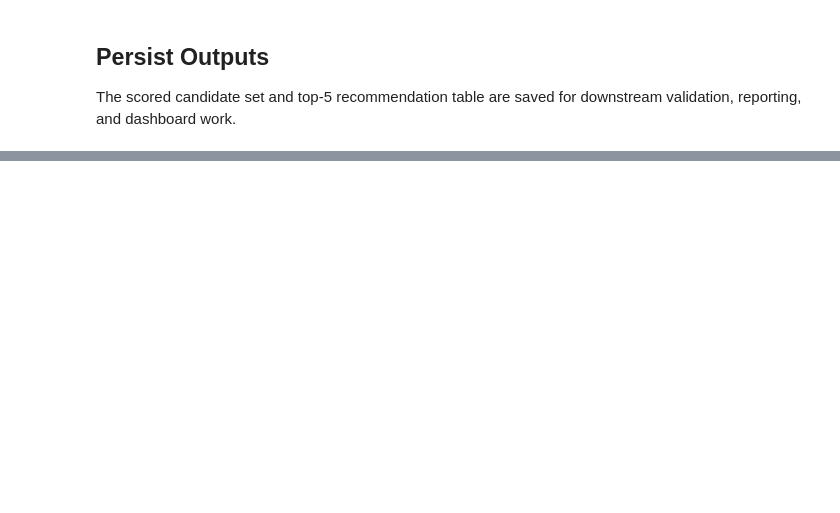
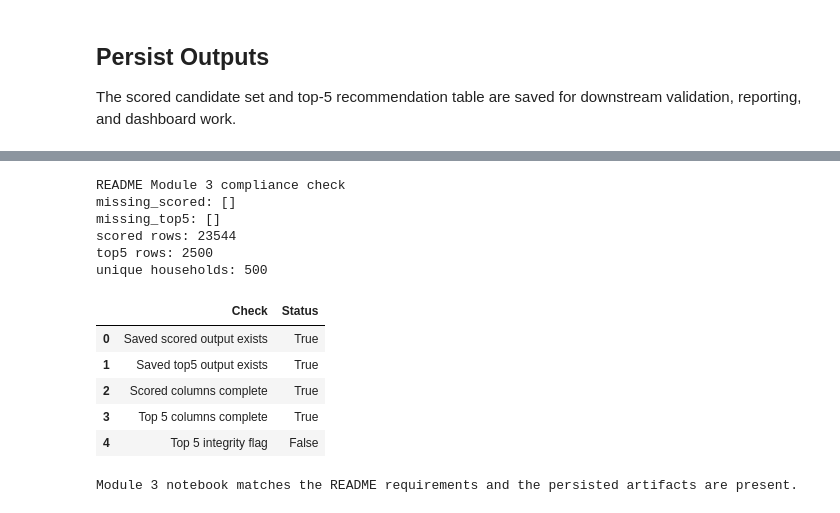
Before and after one commit to HelcurtLordno1/Data_Driven_Marketing_complete-journey, a Jupyter notebook: notebooks/03_utility_function_ranking.ipynb, the cells around one changed output, grey strips where cells are left out. Saved outputs shown, nothing was run; the diff lists cells and outputs as text; code cells hidden in the pictures; blank space fills up the shorter version.

Commit message:
Update notebooks, processed datasets, validation reports, and module improvements

```diff
--- a/notebooks/03_utility_function_ranking.ipynb
+++ b/notebooks/03_utility_function_ranking.ipynb
@@ -643,0 +675,53 @@ saved top5 output: D:\Project\Data_Driven_Marketing_complete-journey-main\data\0
+# %%
+required_scored_cols = ['household_key', 'COMMODITY_DESC', 'Relevance', 'Uplift', 'Normalized_Margin', 'Context', 'Utility']
+required_top5_cols = ['household_key', 'COMMODITY_DESC', 'Relevance', 'Uplift', 'Normalized_Margin', 'Context', 'Utility']
+
+missing_scored = [column for column in required_scored_cols if column not in scored_candidates.columns]
+missing_top5 = [column for column in required_top5_cols if column not in top5.columns]
+
+readiness = pd.DataFrame({
+    'Check': [
+        'Saved scored output exists',
+        'Saved top5 output exists',
+        'Scored columns complete',
+        'Top 5 columns complete',
+        'Top 5 integrity flag',
+    ],
+    'Status': [
+        scored_path.exists(),
+        top5_path.exists(),
+        len(missing_scored) == 0,
+        len(missing_top5) == 0,
+        bool(top5_integrity_ok) if 'top5_integrity_ok' in globals() else False,
+    ],
+})
+
+print('README Module 3 compliance check')
+print('missing_scored:', missing_scored)
+print('missing_top5:', missing_top5)
+print('scored rows:', len(scored_candidates))
+print('top5 rows:', len(top5))
+print('unique households:', top5['household_key'].nunique())
+display(readiness)
+
+if missing_scored or missing_top5:
+    raise ValueError(f'Notebook outputs are incomplete. Missing scored={missing_scored}, missing top5={missing_top5}')
+
+if not scored_path.exists() or not top5_path.exists():
+    raise FileNotFoundError('Expected Module 3 CSV outputs were not found on disk.')
+
+print('Module 3 notebook matches the README requirements and the persisted artifacts are present.')
+# %% [output]
+README Module 3 compliance check
+missing_scored: []
+missing_top5: []
+scored rows: 23544
+top5 rows: 2500
+unique households: 500
+|  | Check | Status |
+| 0 | Saved scored output exists | True |
+| 1 | Saved top5 output exists | True |
+| 2 | Scored columns complete | True |
+| 3 | Top 5 columns complete | True |
+| 4 | Top 5 integrity flag | False |
+Module 3 notebook matches the README requirements and the persisted artifacts are present.
```
Also changed, not shown: parts of 16 cells of this notebook, 23 other files.
